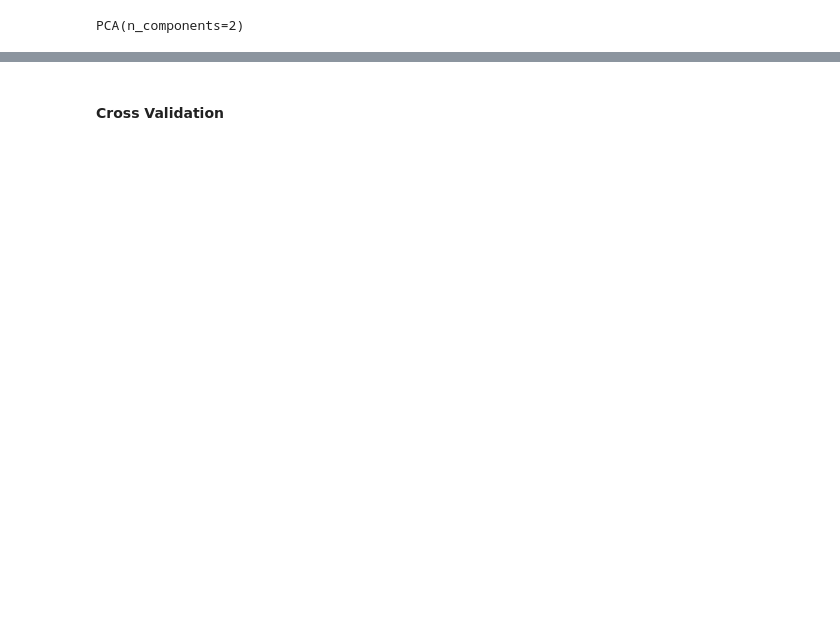
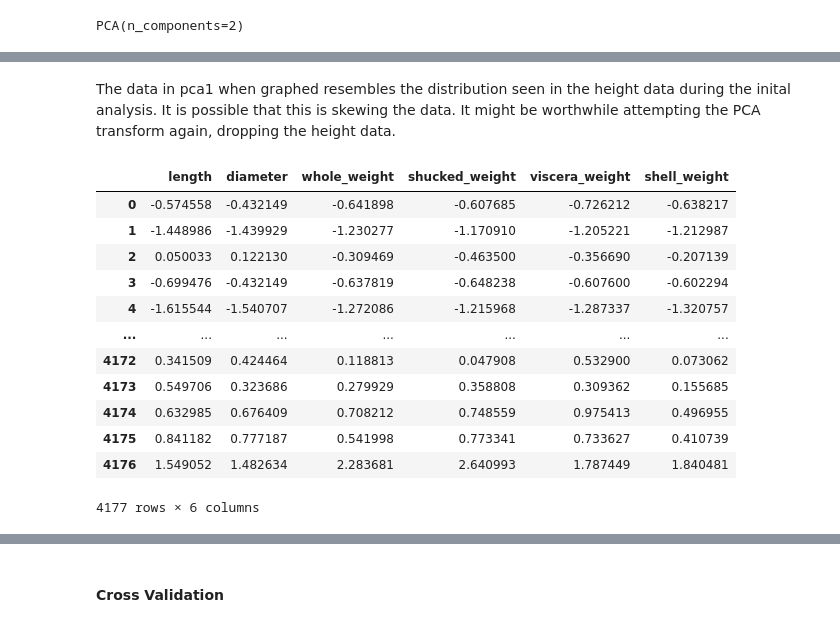
Before and after one commit to ByketPoe/efarrellMLAug2024, a Jupyter notebook: abalone.ipynb, the cells around one changed output, grey strips where cells are left out. Cells and saved outputs as stored; diff of their text form; code cells hidden in the pictures; blank space fills up the shorter version.

```diff
--- a/abalone.ipynb
+++ b/abalone.ipynb
@@ -420 +418,22 @@ sns.pairplot(df_Xtrans_pca, hue='sex')
+# %% [markdown]
+The data in pca1 when graphed resembles the distribution seen in the height data during the inital analysis. It is possible that this is skewing the data. It might be worthwhile attempting the PCA transform again, dropping the height data.
+# %%
+# Remove the height data
+df_Xtransform = df_Xtransform[['length','diameter','whole_weight','shucked_weight','viscera_weight','shell_weight']]
+
+df_Xtransform
+# %% [output]
+|  | length | diameter | whole_weight | shucked_weight | viscera_weight | shell_weight |
+| 0 | -0.574558 | -0.432149 | -0.641898 | -0.607685 | -0.726212 | -0.638217 |
+| 1 | -1.448986 | -1.439929 | -1.230277 | -1.170910 | -1.205221 | -1.212987 |
+| 2 | 0.050033 | 0.122130 | -0.309469 | -0.463500 | -0.356690 | -0.207139 |
+| 3 | -0.699476 | -0.432149 | -0.637819 | -0.648238 | -0.607600 | -0.602294 |
+| 4 | -1.615544 | -1.540707 | -1.272086 | -1.215968 | -1.287337 | -1.320757 |
+| ... | ... | ... | ... | ... | ... | ... |
+| 4172 | 0.341509 | 0.424464 | 0.118813 | 0.047908 | 0.532900 | 0.073062 |
+| 4173 | 0.549706 | 0.323686 | 0.279929 | 0.358808 | 0.309362 | 0.155685 |
+| 4174 | 0.632985 | 0.676409 | 0.708212 | 0.748559 | 0.975413 | 0.496955 |
+| 4175 | 0.841182 | 0.777187 | 0.541998 | 0.773341 | 0.733627 | 0.410739 |
+| 4176 | 1.549052 | 1.482634 | 2.283681 | 2.640993 | 1.787449 | 1.840481 |
+4177 rows × 6 columns
 # %%
```
Also changed, not shown: parts of 27 cells of this notebook.
